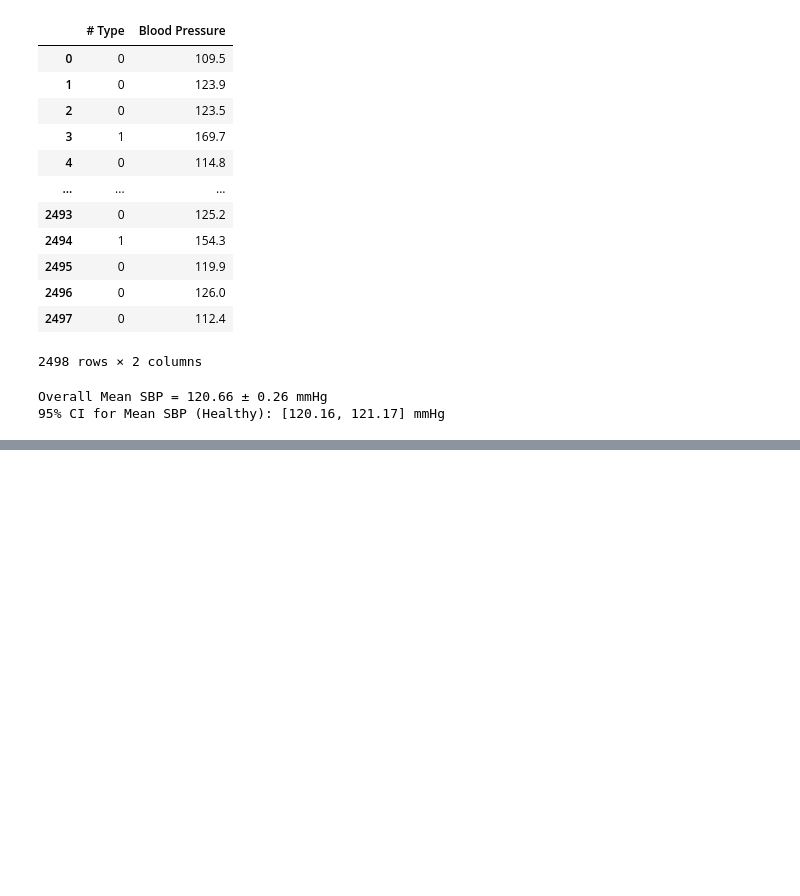
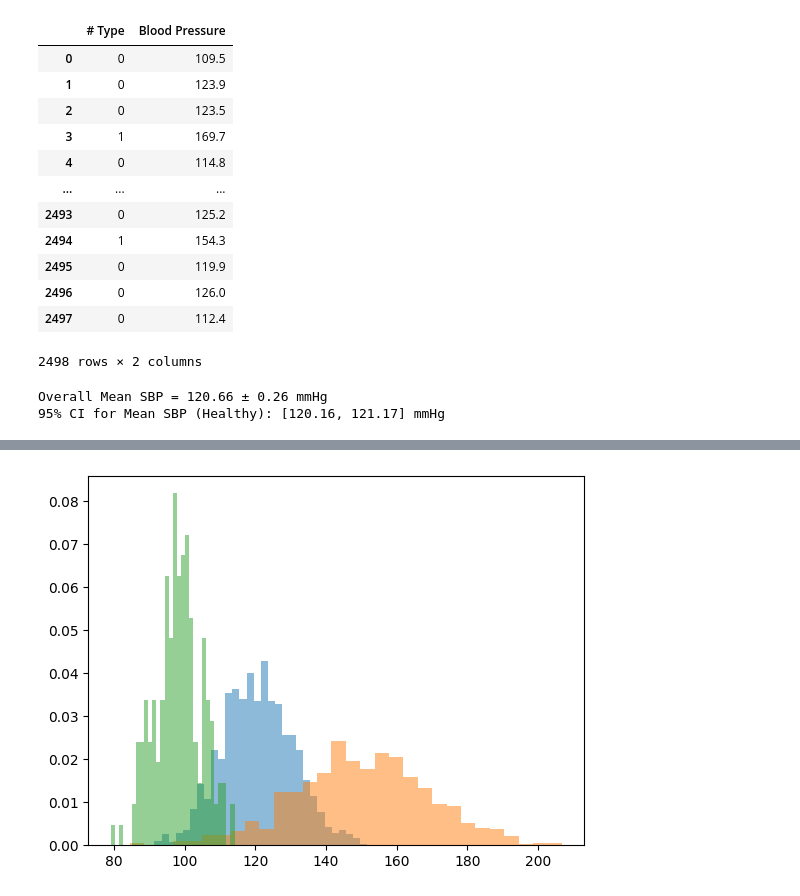
Before and after one commit to Villadshoff/AppStat2025, a Jupyter notebook: DataAndCodeForExam/EXAM.ipynb, the cells around one changed output, grey strips where cells are left out. Drawn from its saved outputs; the diff is of its cells as text; code cells hidden in the pictures; blank space fills up the shorter version.

```diff
--- a/DataAndCodeForExam/EXAM.ipynb
+++ b/DataAndCodeForExam/EXAM.ipynb
@@ -1082,0 +1248,8 @@ Text(0, 0.5, 'Systolic Blood Pressure (mmHg)')
+# %%
+bloodp_h1 = bloodp[ptype == 1]  # Disease H1
+
+plt.hist(bloodp_h0, bins=30, density=True, alpha=0.5, label='H0')
+plt.hist(bloodp_h1, bins=30, density=True, alpha=0.5, label='H1')
+plt.hist(bloodp_h2, bins=30, density=True, alpha=0.5, label='H2');
+# %% [output]
+[figure, added]
```
Also changed, not shown: parts of 14 cells of this notebook.
